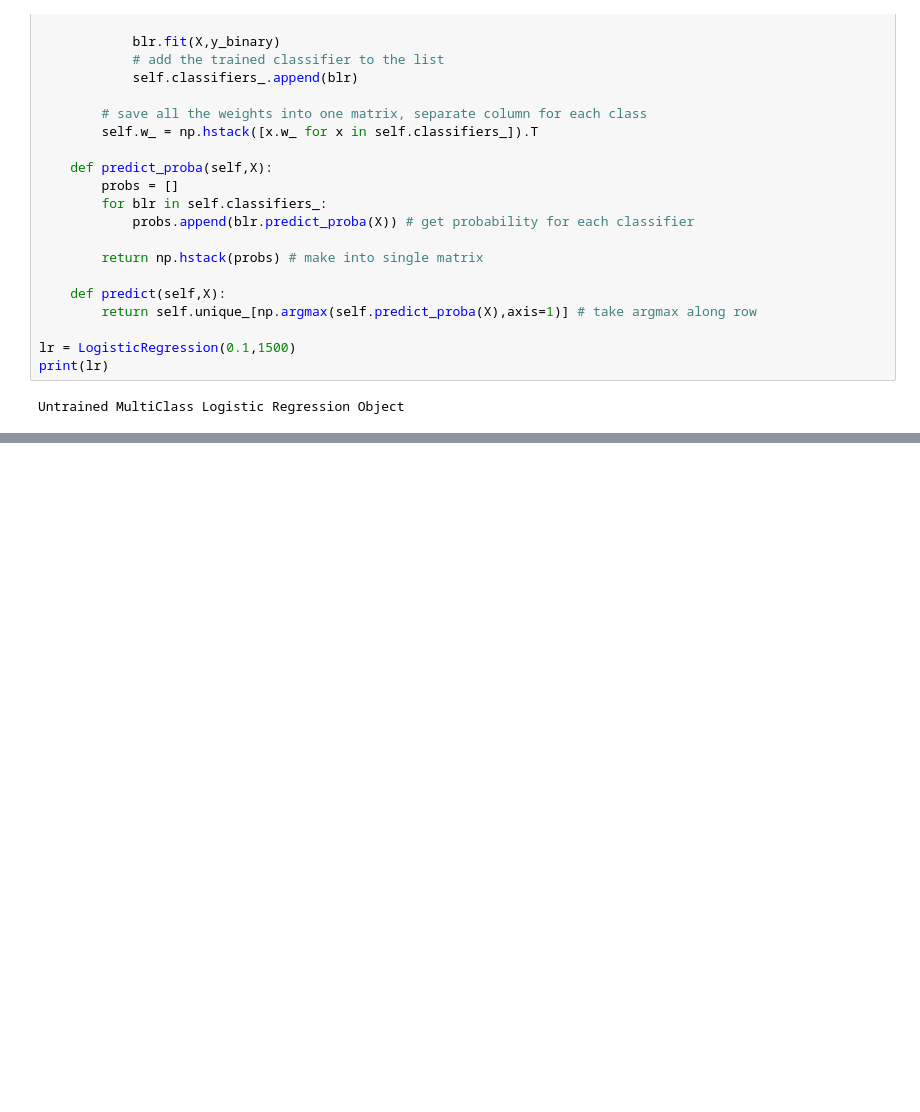
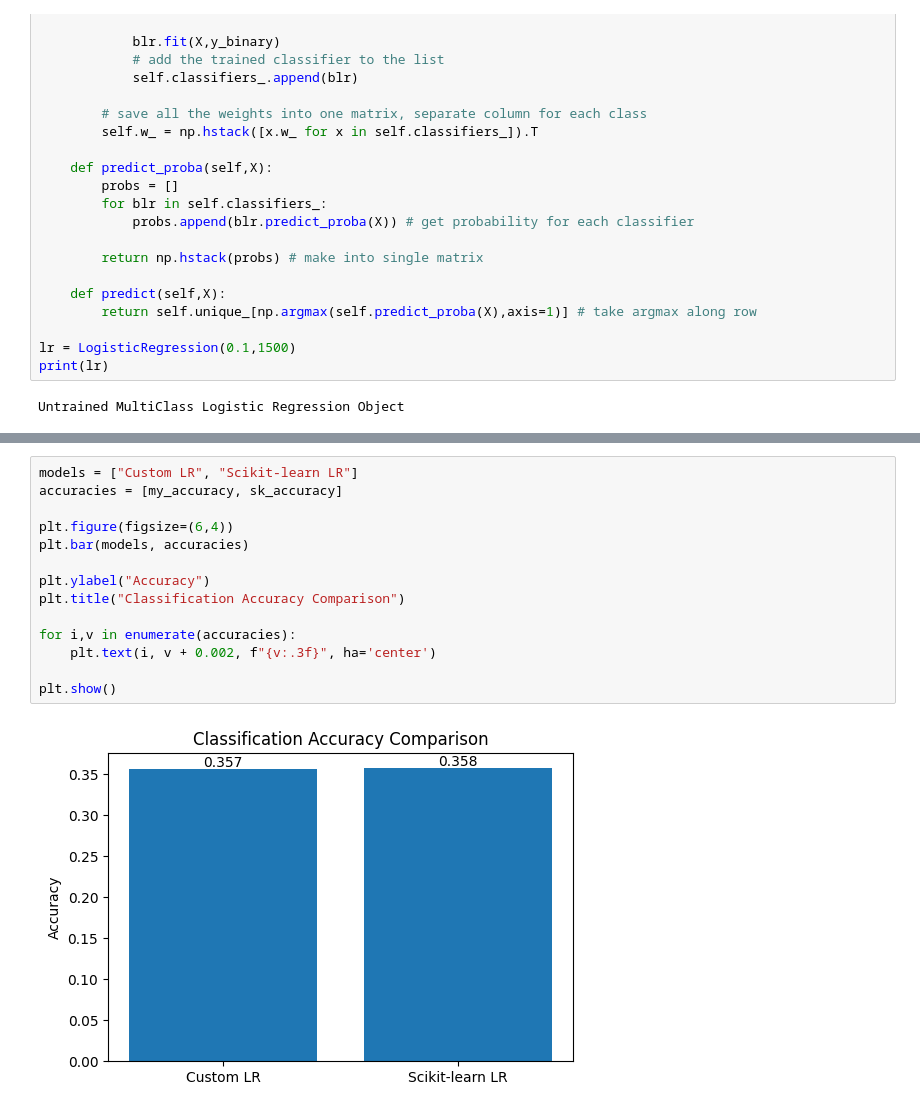
Before and after one commit to SandroJuric/Lab3CS7324, a Jupyter notebook: Lab3.ipynb, the cells around one changed output, grey strips where cells are left out. Drawn from its saved outputs; the diff is of its cells as text; blank space fills up the shorter version.

```diff
--- a/Lab3.ipynb
+++ b/Lab3.ipynb
@@ -340,0 +546,16 @@ Untrained MultiClass Logistic Regression Object
+# %%
+models = ["Custom LR", "Scikit-learn LR"]
+accuracies = [my_accuracy, sk_accuracy]
+
+plt.figure(figsize=(6,4))
+plt.bar(models, accuracies)
+
+plt.ylabel("Accuracy")
+plt.title("Classification Accuracy Comparison")
+
+for i,v in enumerate(accuracies):
+    plt.text(i, v + 0.002, f"{v:.3f}", ha='center')
+
+plt.show()
+# %% [output]
+[figure, added]
```
Also changed, not shown: parts of 12 cells of this notebook.
